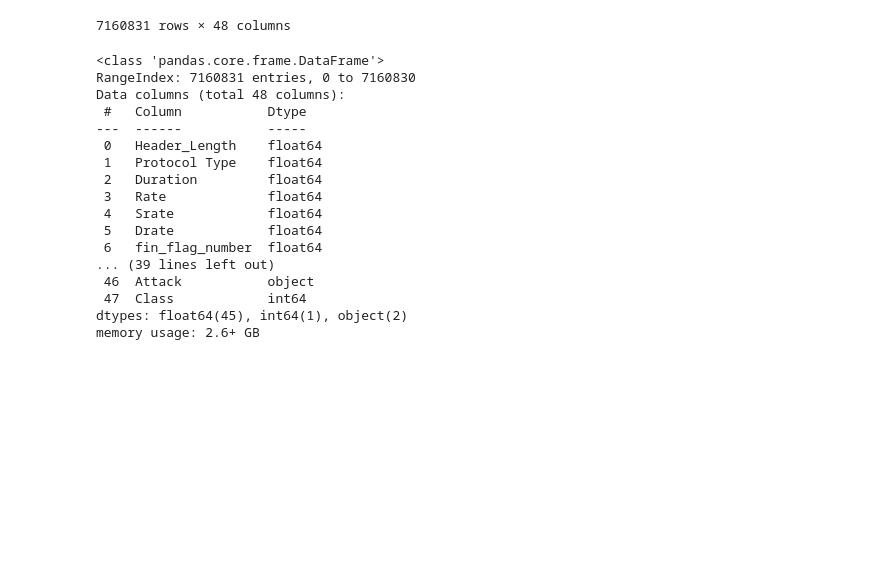
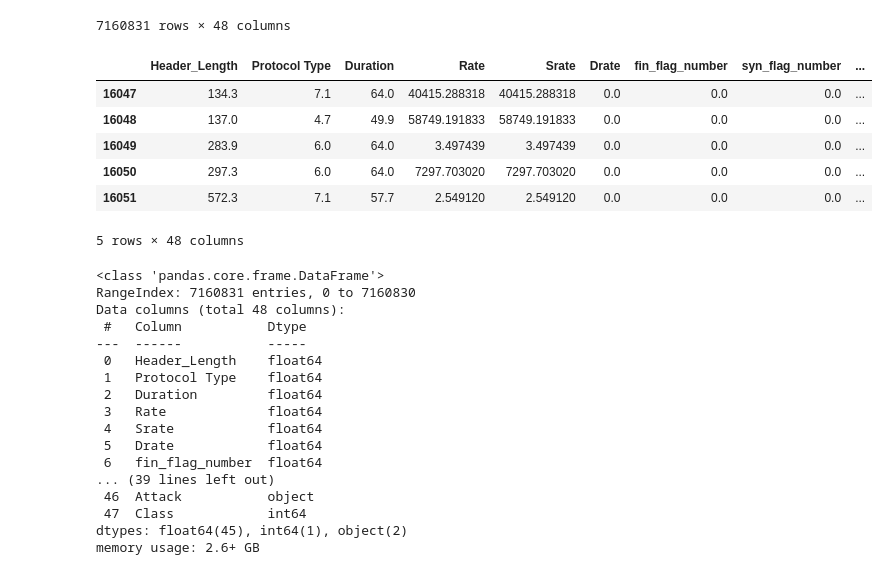
Before and after one commit to Hongwei-Z/CNN-LSTM-IoMT-IDS, a Jupyter notebook: DatasetPreprocessing.ipynb, the cells around one changed output. Drawn from its saved outputs; the diff is of its cells as text; code cells hidden in the pictures; blank space fills up the shorter version.

```diff
--- a/DatasetPreprocessing.ipynb
+++ b/DatasetPreprocessing.ipynb
@@ -60,6 +60,16 @@ dataset
 | 7160829 | 58526.160000 | 17.0 | 64.0 | 26168.955034 | 26168.955034 | 0.0 | 0.0 | 0.0 | ... |
 | 7160830 | 106790.104167 | 17.0 | 64.0 | 21326.211354 | 21326.211354 | 0.0 | 0.0 | 0.0 | ... |
 7160831 rows × 48 columns
+# %%
+dataset[dataset['Class'] == 0].head()
+# %% [output]
+|  | Header_Length | Protocol Type | Duration | Rate | Srate | Drate | fin_flag_number | syn_flag_number | ... |
+| 16047 | 134.3 | 7.1 | 64.0 | 40415.288318 | 40415.288318 | 0.0 | 0.0 | 0.0 | ... |
+| 16048 | 137.0 | 4.7 | 49.9 | 58749.191833 | 58749.191833 | 0.0 | 0.0 | 0.0 | ... |
+| 16049 | 283.9 | 6.0 | 64.0 | 3.497439 | 3.497439 | 0.0 | 0.0 | 0.0 | ... |
+| 16050 | 297.3 | 6.0 | 64.0 | 7297.703020 | 7297.703020 | 0.0 | 0.0 | 0.0 | ... |
+| 16051 | 572.3 | 7.1 | 57.7 | 2.549120 | 2.549120 | 0.0 | 0.0 | 0.0 | ... |
+5 rows × 48 columns
 # %%
 dataset.info()
 # %% [output]
```
Also changed, not shown: parts of 11 cells of this notebook.
